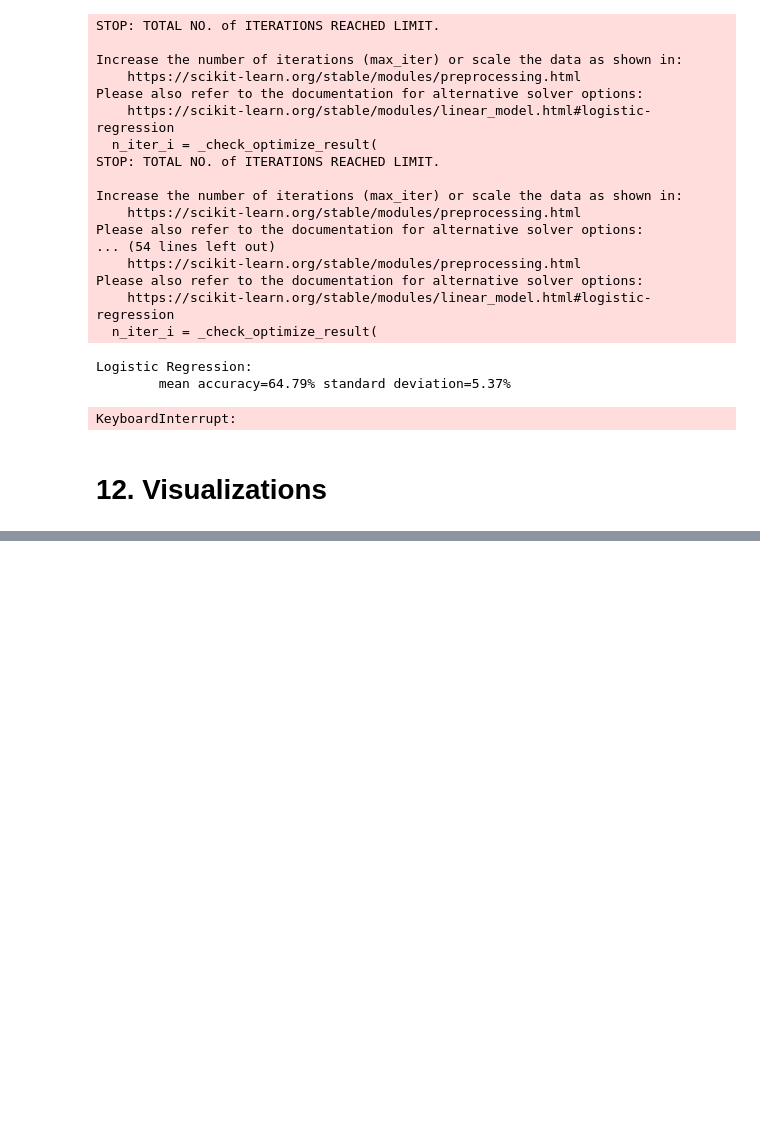
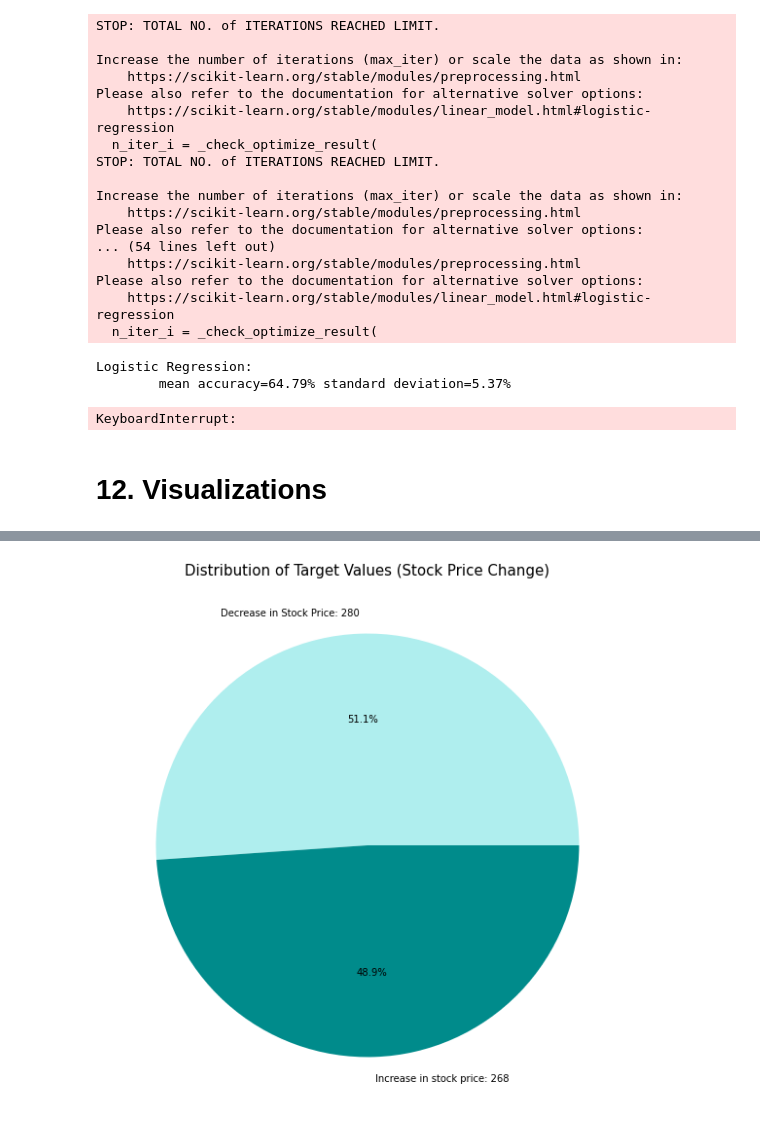
Before and after one commit to thexinyu/NLP-Stock-Price-Prediction-MATH4570, a Jupyter notebook: ds3500_presentation.ipynb, the cells around one changed output, grey strips where cells are left out. Cells and saved outputs as stored; diff of their text form; code cells hidden in the pictures; blank space fills up the shorter version.

```diff
--- a/ds3500_presentation.ipynb
+++ b/ds3500_presentation.ipynb
@@ -789,0 +763,26 @@ performance
+# %%
+def piedist(df, title):
+    """ df: dataframe (resampling method)
+        title: name of resampling method, for pie chart title """
+    target_labels = {0:'Decrease in Stock Price', 1:'Increase in stock price'}
+    colors = {0:'paleturquoise', 1:'darkcyan'}
+
+    # Find counts for each target value
+    df_target_unique = df['target'].value_counts()
+
+    # Create labels for pie chart
+    labels = []
+    palette = []
+    for index, row in zip(df_target_unique.index, df_target_unique):
+        labels.append(f'{target_labels[index]}: {row}')
+        palette.append(colors[index])
+
+    # Create pie plot of target value distribution
+    fig, ax = plt.subplots(figsize=(10,10))
+
+    plt.pie(df_target_unique, labels=labels, autopct='%1.1f%%' , colors=palette)
+    plt.title(f'Distribution of Target Values {title}', fontsize=15)
+# %%
+piedist(pca_df, '(Stock Price Change)')
+# %% [output]
+[figure, added]
```
Also changed, not shown: parts of 5 cells of this notebook.
